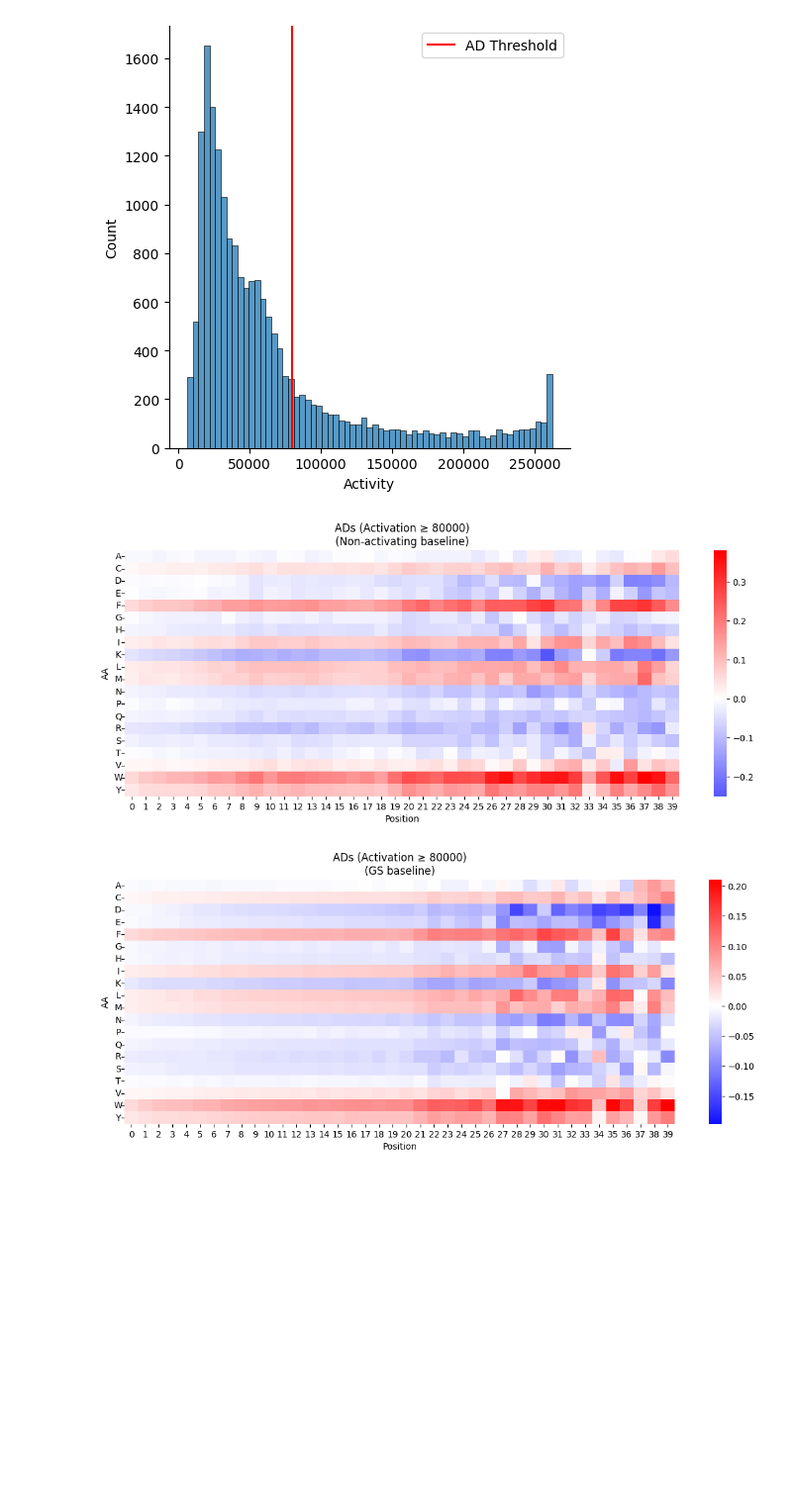
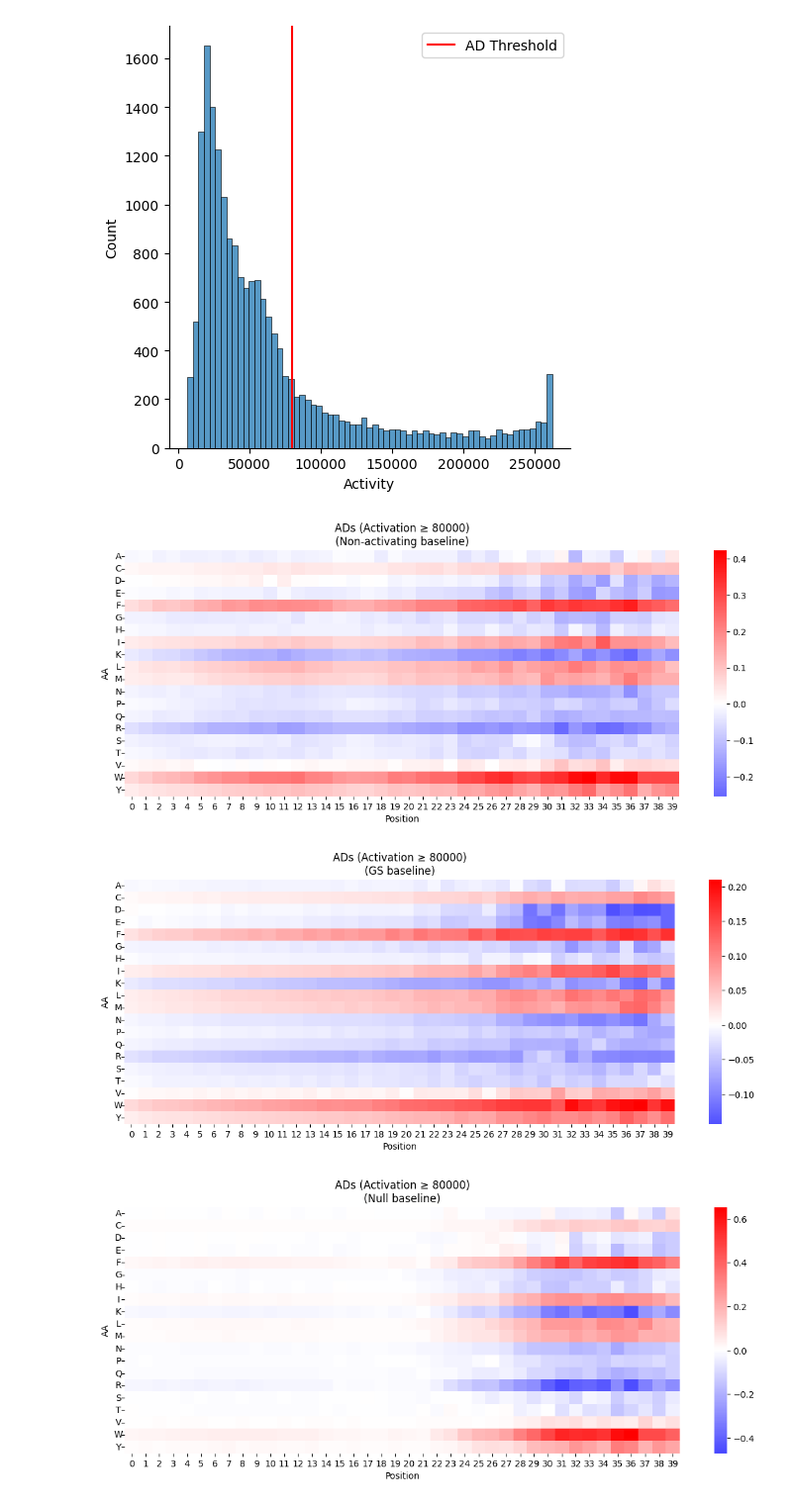
Before and after one commit to staller-lab/ADHunter-DeepLift, a Jupyter notebook: notebooks/250304_ADHunter_explicit1he.ipynb, the cells around one changed output. Shown at 99% size. Saved outputs shown, nothing was run; the diff lists cells and outputs as text; code cells hidden in the pictures; blank space fills up the shorter version.

```diff
--- a/notebooks/250304_ADHunter_explicit1he.ipynb
+++ b/notebooks/250304_ADHunter_explicit1he.ipynb
@@ -416,6 +528,6 @@ torch.save(model.cpu().state_dict(), "adhunter_1he.pt")
 # %%
 # Load model
-model = ActCNNOneHotSystem(hidden, kernel_size, dilation, num_res_blocks=3)
+model = ActCNNSystem(hidden, kernel_size, dilation, num_res_blocks=3)
 model.load_state_dict(torch.load("adhunter_1he.pt"))
 # %% [output]
 <All keys matched successfully>
@@ -504,7 +616,7 @@ dl = LayerDeepLift(model, layer=model.model.emb, multiply_by_inputs=False,)
 
 def get_attr(dl, X, baseline, alphabet="ACDEFGHIKLMNPQRSTVWY"):
     attr = dl.attribute(X, baselines=baseline, attribute_to_layer_input=True)
-    attr_df = pd.DataFrame(attr.mean(axis=0)).T
+    attr_df = pd.DataFrame(attr.detach().numpy().mean(axis=0)).T
     attr_df.index = list(alphabet)
     return attr_df
 
@@ -617,6 +751,7 @@ X_ad = torch.tensor(X[np.where(df["Activity"] >= ad_threshold)[0]])
 
 att_ad_df_weakad = get_attr(dl, X_ad, baseline=weakAD)
 att_ad_df_gs = get_attr(dl, X_ad, baseline=baseline_gs)
+att_ad_df_null = get_attr(dl, X_ad, baseline=baseline_null)
 # dl_mbi = LayerDeepLift(model, layer=model.model.emb, multiply_by_inputs=True,)
 # attr_ = dl_mbi.attribute(X_ad, baselines=weakAD, attribute_to_layer_input=True)
 # attr_ad_df = pd.DataFrame(attr_.detach().numpy().mean(axis=0)).T
@@ -625,8 +760,11 @@ att_ad_df_gs = get_attr(dl, X_ad, baseline=baseline_gs)
 # %%
 plot_attr(att_ad_df_weakad, title=f"ADs (Activation \u2265 {ad_threshold})\n(Non-activating baseline)")
 plt.show()
 plot_attr(att_ad_df_gs, title=f"ADs (Activation \u2265 {ad_threshold})\n(GS baseline)")
 plt.show()
+plot_attr(att_ad_df_null, title=f"ADs (Activation \u2265 {ad_threshold})\n(Null baseline)")
+plt.show()
 # %% [output]
-[figure, old version]
+[figure, new version]
-[figure, old version]
+[figure, new version]
+[figure, added]
```
Also changed, not shown: parts of 26 cells of this notebook, 1 other file.
